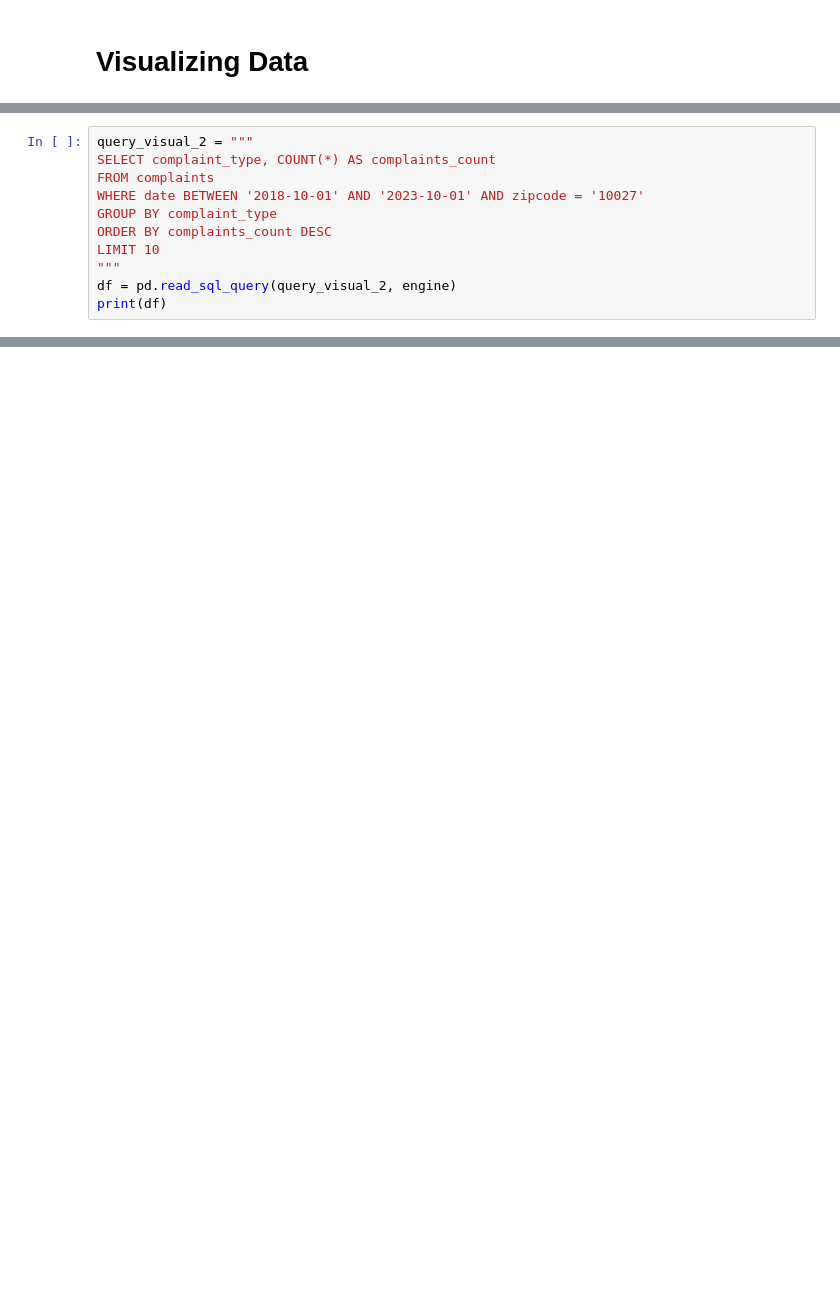
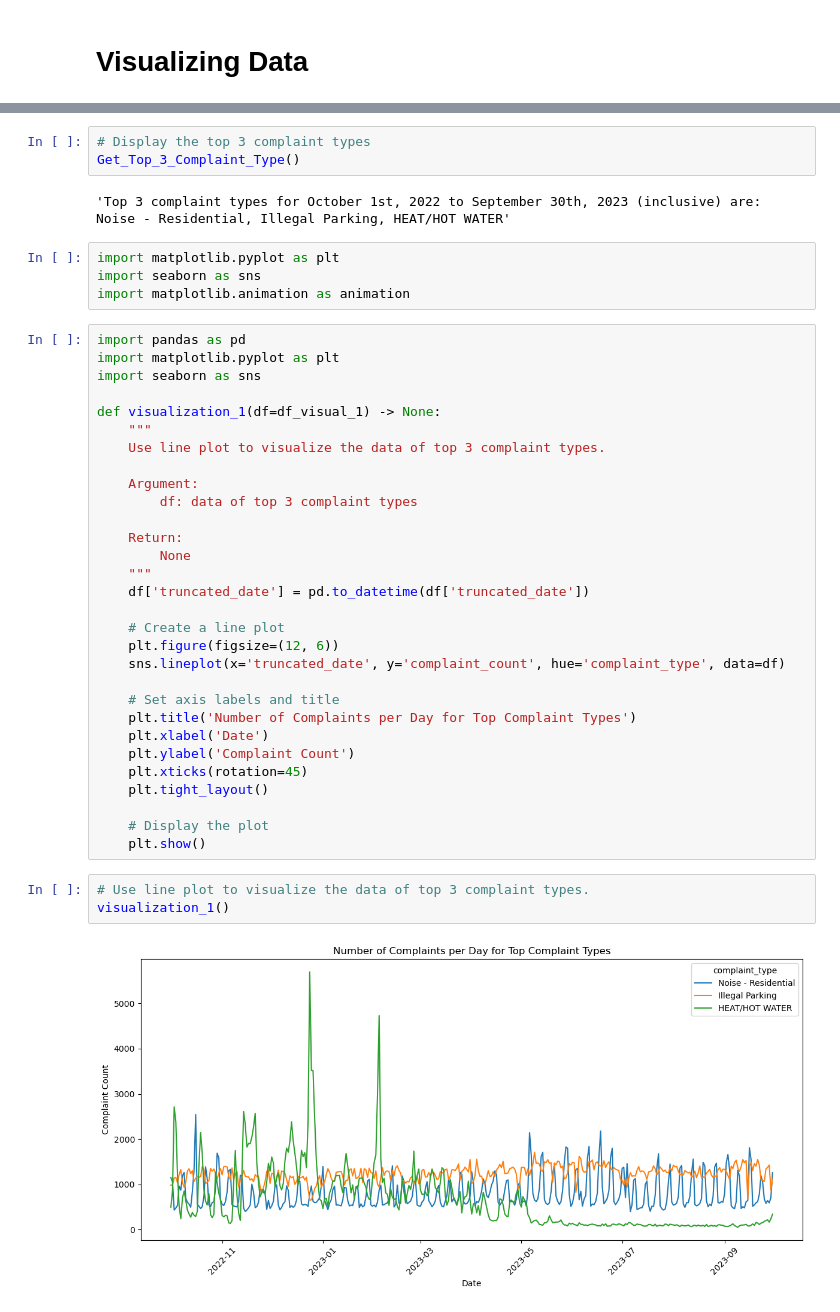
Before and after one commit to yczhou912/4501-Final-Project, a Jupyter notebook: Project.ipynb, the cells around one changed output, grey strips where cells are left out. Drawn from its saved outputs; the diff is of its cells as text; blank space fills up the shorter version.

Commit message:
query 7

```diff
--- a/Project.ipynb
+++ b/Project.ipynb
@@ -836,11 +754,0 @@ Visualization 2
-# %%
-query_visual_2 = """
-SELECT complaint_type, COUNT(*) AS complaints_count
-FROM complaints
-WHERE date BETWEEN '2018-10-01' AND '2023-10-01' AND zipcode = '10027'
-GROUP BY complaint_type
-ORDER BY complaints_count DESC
-LIMIT 10
-"""
-df = pd.read_sql_query(query_visual_2, engine)
-print(df)
@@ -1110,0 +823,44 @@ plt.show()
+# %%
+# Display the top 3 complaint types
+Get_Top_3_Complaint_Type()
+# %% [output]
+'Top 3 complaint types for October 1st, 2022 to September 30th, 2023 (inclusive) are: Noise - Residential, Illegal Parking, HEAT/HOT WATER'
+# %%
+import matplotlib.pyplot as plt
+import seaborn as sns
+import matplotlib.animation as animation
+# %%
+import pandas as pd
+import matplotlib.pyplot as plt
+import seaborn as sns
+
+def visualization_1(df=df_visual_1) -> None:
+    """
+    Use line plot to visualize the data of top 3 complaint types.
+
+    Argument:
+        df: data of top 3 complaint types
+
+    Return:
+        None
+    """
+    df['truncated_date'] = pd.to_datetime(df['truncated_date'])
+
+    # Create a line plot
+    plt.figure(figsize=(12, 6))
+    sns.lineplot(x='truncated_date', y='complaint_count', hue='complaint_type', data=df)
+
+    # Set axis labels and title
+    plt.title('Number of Complaints per Day for Top Complaint Types')
+    plt.xlabel('Date')
+    plt.ylabel('Complaint Count')
+    plt.xticks(rotation=45)
+    plt.tight_layout()
+
+    # Display the plot
+    plt.show()
+# %%
+# Use line plot to visualize the data of top 3 complaint types.
+visualization_1()
+# %% [output]
+[figure, added]
```
Also changed, not shown: parts of 127 cells of this notebook, 4 other files.
